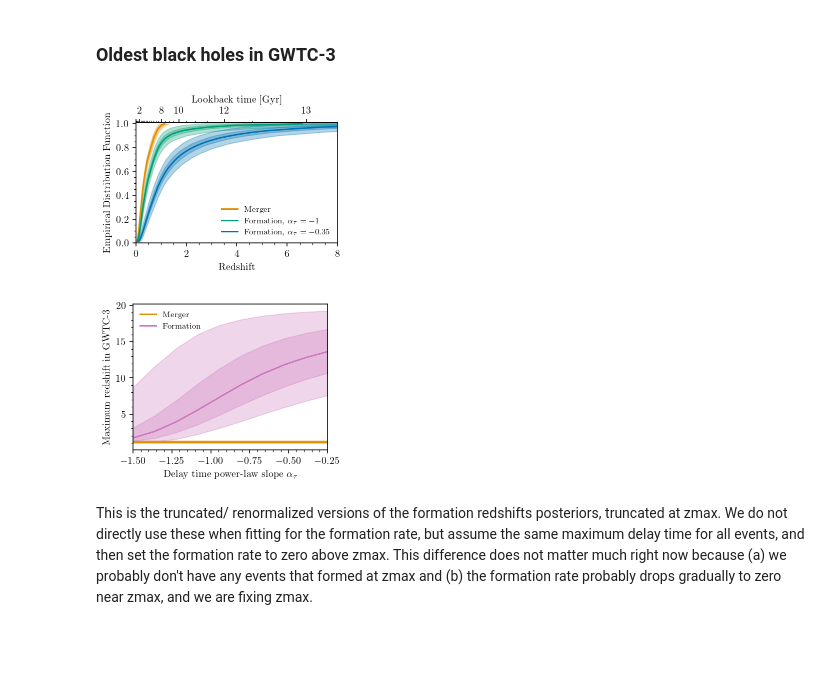
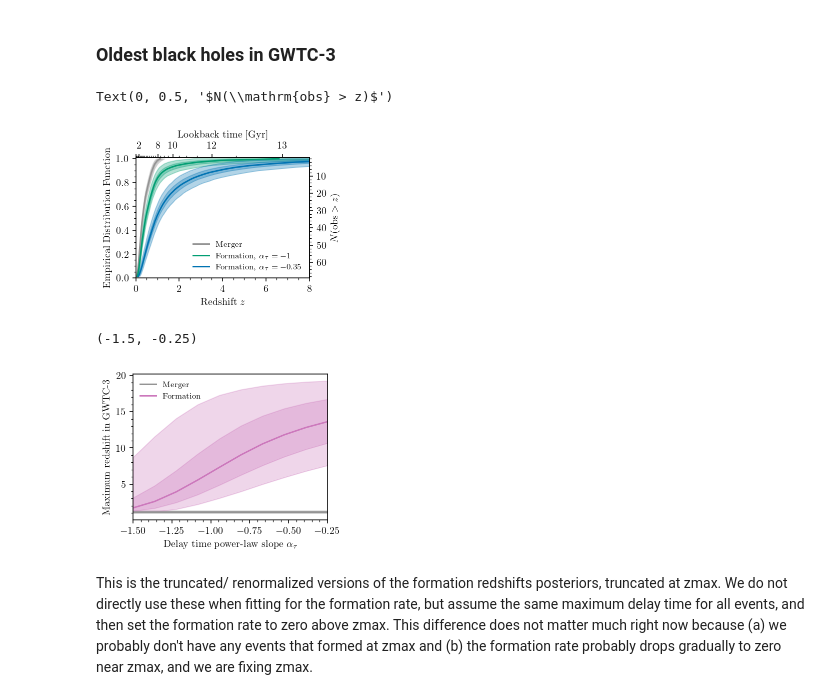
Before and after one commit to mfishbach/oldest-black-holes, a Jupyter notebook: OldestBlackHoles_Paper_Plots.ipynb, the cells around one changed output. Drawn from its saved outputs; the diff is of its cells as text; code cells hidden in the pictures; blank space fills up the shorter version.

```diff
--- a/OldestBlackHoles_Paper_Plots.ipynb
+++ b/OldestBlackHoles_Paper_Plots.ipynb
@@ -28,6 +28,10 @@ print(tmax/1e3)
 13.619099
 # %%
 seed = 1148
+# %%
+color_dict = {'default' : sns.color_palette()[2], 'shallower' : sns.color_palette()[0], 'shallow' : sns.color_palette()[3],
+             'prior' : sns.color_palette()[1], 'merger' : sns.color_palette()[7]
+             }
 # %% [markdown]
 ### Delay time intuition
 # %%
@@ -113,29 +119,34 @@ obs_samps_allparams["formation_redshift_al035"] = config.cosmo_dict["z_at_lookba
 # %%
 fig, ax = plt.subplots(constrained_layout = True)
-lines_zm = plot_helper.plot_cdf_bands(ax, obs_samps_allparams["redshift"], plot_kwargs = dict(label = 'Merger', color = sns.color_palette()[1]), color = sns.color_palette()[1], ret_lines = True)
-lines_zf_alpha1 = plot_helper.plot_cdf_bands(ax, obs_samps_allparams["formation_redshift"], plot_kwargs = dict(label = r'Formation, $\alpha_\tau = -1$', color = sns.color_palette()[2]), color = sns.color_palette()[2], ret_lines = True)
-lines_zf_alpha035 = plot_helper.plot_cdf_bands(ax, obs_samps_allparams["formation_redshift_al035"], plot_kwargs = dict(label = r'Formation, $\alpha_\tau = -0.35$', color = sns.color_palette()[0]), color = sns.color_palette()[0], ret_lines = True)
+lines_zm = plot_helper.plot_cdf_bands(ax, obs_samps_allparams["redshift"], plot_kwargs = dict(label = 'Merger', color = color_dict["merger"]), color = color_dict["merger"], ret_lines = True)
+lines_zf_alpha1 = plot_helper.plot_cdf_bands(ax, obs_samps_allparams["formation_redshift"], plot_kwargs = dict(label = r'Formation, $\alpha_\tau = -1$', color = color_dict["default"]), color = color_dict["default"], ret_lines = True)
+lines_zf_alpha035 = plot_helper.plot_cdf_bands(ax, obs_samps_allparams["formation_redshift_al035"], plot_kwargs = dict(label = r'Formation, $\alpha_\tau = -0.35$', color = color_dict["shallower"]), color = color_dict["shallower"], ret_lines = True)
 
 
 
 ax.set_ylim(0,1.01)
 ax.set_xlim(0, 8)
 
-ax.set_xlabel("Redshift")
+ax.set_xlabel("Redshift $z$")
 ax.set_ylabel("Empirical Distribution Function")
 
 plt.legend(loc = 'lower right')
 
 timeax = ax.secondary_xaxis('top', functions=(config.cosmo_dict["lookback_time"], config.cosmo_dict["z_at_lookback_time"]))
 timeax.set_xticks(ticks = [0, 2000, 8000, 10000, 12000, 13000, 13250], labels = ['', '2', '8', '10', '12', '13', '13.25'])
 
-
 timeax.set_xlabel('Lookback time [Gyr]')
 
-plt.savefig("figures/EDF_zmerge_zform_GWTC3.pdf", bbox_inches = 'tight')
-plt.savefig("figures/EDF_zmerge_zform_GWTC3.png", dpi = 300, bbox_inches = 'tight')
+Ndetax = ax.secondary_yaxis('right', functions = (lambda x: (1 - x)*69, lambda x: 1 - x/69))
+Ndetax.set_yticks(ticks = [10,20,30,40,50,60])
+
+Ndetax.set_ylabel(r'$N(\mathrm{obs} > z)$')
+
+#plt.savefig("figures/EDF_zmerge_zform_GWTC3.pdf", bbox_inches = 'tight')
+#plt.savefig("figures/EDF_zmerge_zform_GWTC3.png", dpi = 300, bbox_inches = 'tight')
 # %% [output]
+Text(0, 0.5, '$N(\\mathrm{obs} > z)$')
-[figure, old version]
+[figure, new version]
 # %%
 alphas = np.linspace(-1.5, -0.25, 10)
 
@@ -150,9 +161,9 @@ for i, al in enumerate(alphas):
 
 fig, ax = plt.subplots(constrained_layout=True)
 
-ax.plot(alphas, np.ones_like(alphas) * np.percentile(lines_zm[:,-1], 50, axis = 0), color = sns.color_palette()[1], label = 'Merger')
-ax.fill_between(alphas, np.percentile(lines_zm[:,-1], 5, axis = 0),  np.percentile(lines_zm[:,-1], 95, axis = 0), alpha = 0.3, color = sns.color_palette()[1])
-ax.fill_between(alphas, np.percentile(lines_zm[:,-1], 25, axis = 0),  np.percentile(lines_zm[:,-1], 75, axis = 0), alpha = 0.3, color = sns.color_palette()[1])
+ax.plot(alphas, np.ones_like(alphas) * np.percentile(lines_zm[:,-1], 50, axis = 0), color = color_dict["merger"], label = 'Merger')
+ax.fill_between(alphas, np.percentile(lines_zm[:,-1], 5, axis = 0),  np.percentile(lines_zm[:,-1], 95, axis = 0), alpha = 0.3, color = color_dict["merger"])
+ax.fill_between(alphas, np.percentile(lines_zm[:,-1], 25, axis = 0),  np.percentile(lines_zm[:,-1], 75, axis = 0), alpha = 0.3, color = color_dict["merger"])
 
 plot_helper.plot_bands(ax, alphas, max_formation_redshifts, plot_kwargs = dict(label = 'Formation'), alpha = 0.3, color = sns.color_palette()[4])
 
@@ -166,10 +177,11 @@ ax.set_ylabel('Maximum redshift in GWTC-3')
 
 ax.set_xlim(-1.5, -0.25)
 
-plt.savefig("figures/max_zs_GWTC3_valpha.pdf", bbox_inches = 'tight')
-plt.savefig("figures/max_zs_GWTC3_valpha.png", dpi = 300, bbox_inches = 'tight')
+#plt.savefig("figures/max_zs_GWTC3_valpha.pdf", bbox_inches = 'tight')
+#plt.savefig("figures/max_zs_GWTC3_valpha.png", dpi = 300, bbox_inches = 'tight')
 # %% [output]
+(-1.5, -0.25)
-[figure, old version]
+[figure, new version]
 # %% [markdown]
 This is the truncated/ renormalized versions of the formation redshifts posteriors, truncated at zmax.
 We do not directly use these when fitting for the formation rate, but assume the same maximum delay time for all events, and then set the formation rate to zero above zmax.
```
Also changed, not shown: parts of 23 cells of this notebook, 5 other files.
